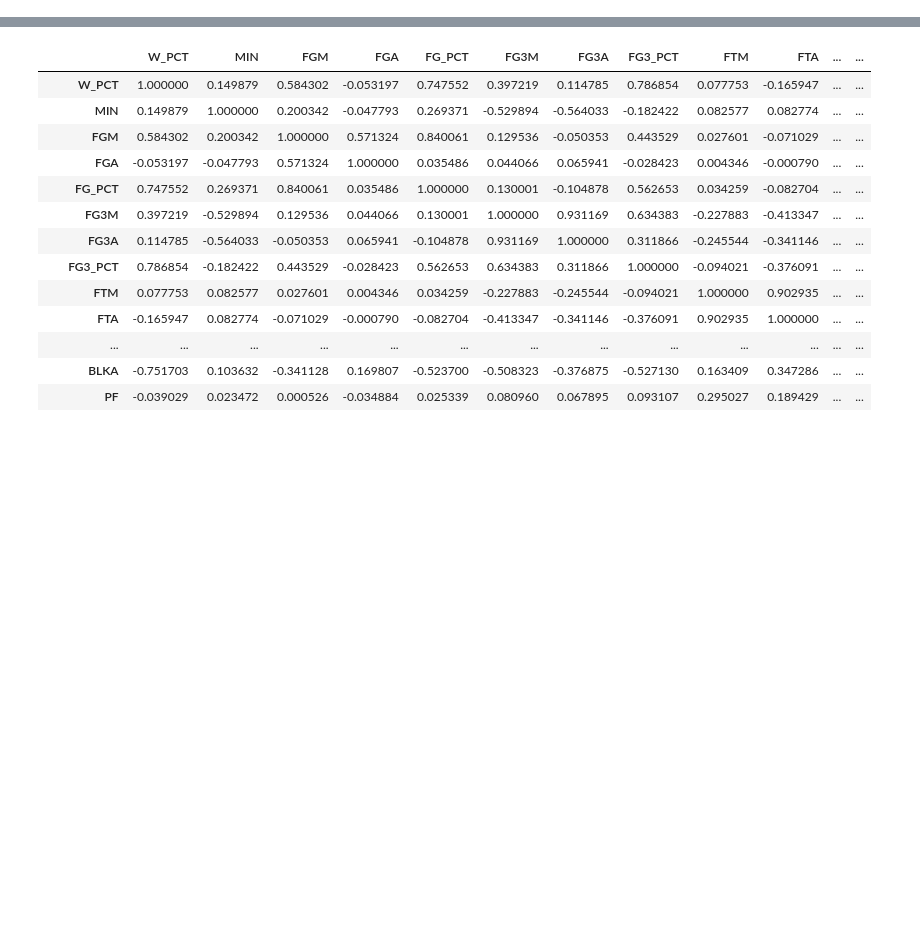
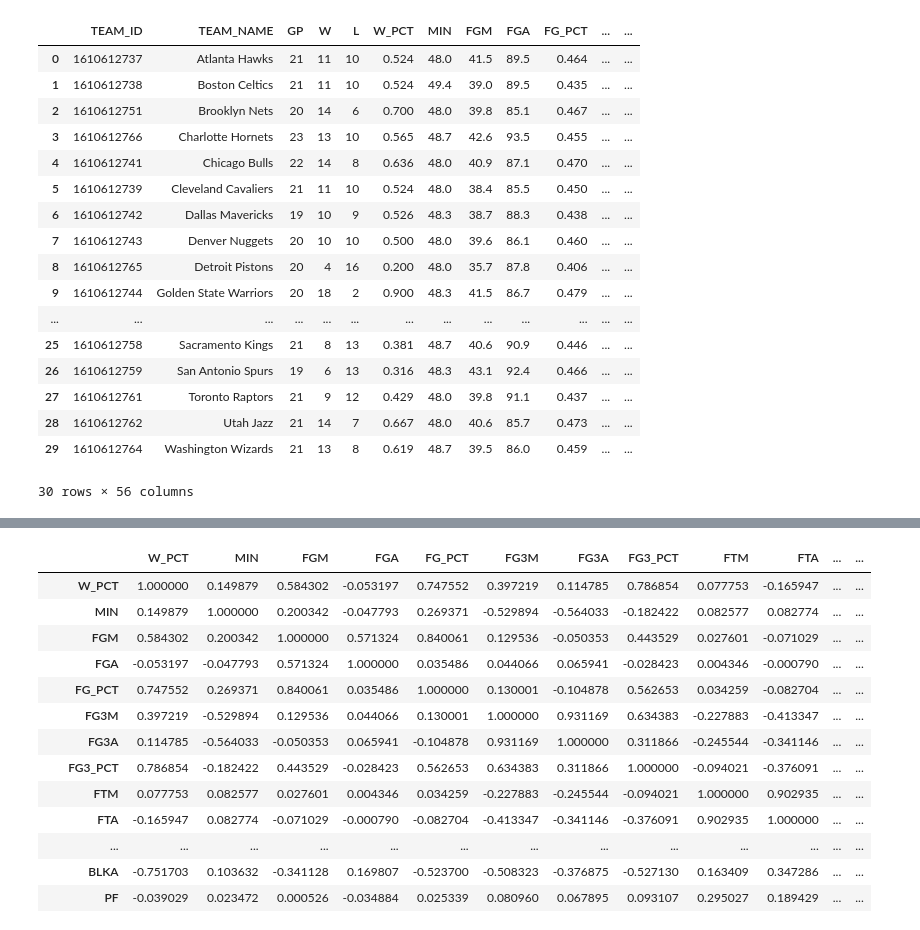
Before and after one commit to russellsprout/CMSE202_Proj, a Jupyter notebook: NBA.ipynb, the cells around one changed output, grey strips where cells are left out. Cells and saved outputs as stored; diff of their text form; code cells hidden in the pictures; blank space fills up the shorter version.

```diff
--- a/NBA.ipynb
+++ b/NBA.ipynb
@@ -92,0 +202,21 @@ NBA = NBA.drop(['CFPARAMS', 'CFID','TEAM_ID'], axis = 1)
+# %%
+NBA_21_22
+# %% [output]
+|  | TEAM_ID | TEAM_NAME | GP | W | L | W_PCT | MIN | FGM | FGA | FG_PCT | ... | ... |
+| 0 | 1610612737 | Atlanta Hawks | 21 | 11 | 10 | 0.524 | 48.0 | 41.5 | 89.5 | 0.464 | ... | ... |
+| 1 | 1610612738 | Boston Celtics | 21 | 11 | 10 | 0.524 | 49.4 | 39.0 | 89.5 | 0.435 | ... | ... |
+| 2 | 1610612751 | Brooklyn Nets | 20 | 14 | 6 | 0.700 | 48.0 | 39.8 | 85.1 | 0.467 | ... | ... |
+| 3 | 1610612766 | Charlotte Hornets | 23 | 13 | 10 | 0.565 | 48.7 | 42.6 | 93.5 | 0.455 | ... | ... |
+| 4 | 1610612741 | Chicago Bulls | 22 | 14 | 8 | 0.636 | 48.0 | 40.9 | 87.1 | 0.470 | ... | ... |
+| 5 | 1610612739 | Cleveland Cavaliers | 21 | 11 | 10 | 0.524 | 48.0 | 38.4 | 85.5 | 0.450 | ... | ... |
+| 6 | 1610612742 | Dallas Mavericks | 19 | 10 | 9 | 0.526 | 48.3 | 38.7 | 88.3 | 0.438 | ... | ... |
+| 7 | 1610612743 | Denver Nuggets | 20 | 10 | 10 | 0.500 | 48.0 | 39.6 | 86.1 | 0.460 | ... | ... |
+| 8 | 1610612765 | Detroit Pistons | 20 | 4 | 16 | 0.200 | 48.0 | 35.7 | 87.8 | 0.406 | ... | ... |
+| 9 | 1610612744 | Golden State Warriors | 20 | 18 | 2 | 0.900 | 48.3 | 41.5 | 86.7 | 0.479 | ... | ... |
+| ... | ... | ... | ... | ... | ... | ... | ... | ... | ... | ... | ... | ... |
+| 25 | 1610612758 | Sacramento Kings | 21 | 8 | 13 | 0.381 | 48.7 | 40.6 | 90.9 | 0.446 | ... | ... |
+| 26 | 1610612759 | San Antonio Spurs | 19 | 6 | 13 | 0.316 | 48.3 | 43.1 | 92.4 | 0.466 | ... | ... |
+| 27 | 1610612761 | Toronto Raptors | 21 | 9 | 12 | 0.429 | 48.0 | 39.8 | 91.1 | 0.437 | ... | ... |
+| 28 | 1610612762 | Utah Jazz | 21 | 14 | 7 | 0.667 | 48.0 | 40.6 | 85.7 | 0.473 | ... | ... |
+| 29 | 1610612764 | Washington Wizards | 21 | 13 | 8 | 0.619 | 48.7 | 39.5 | 86.0 | 0.459 | ... | ... |
+30 rows × 56 columns
```
Also changed, not shown: parts of 16 cells of this notebook.
